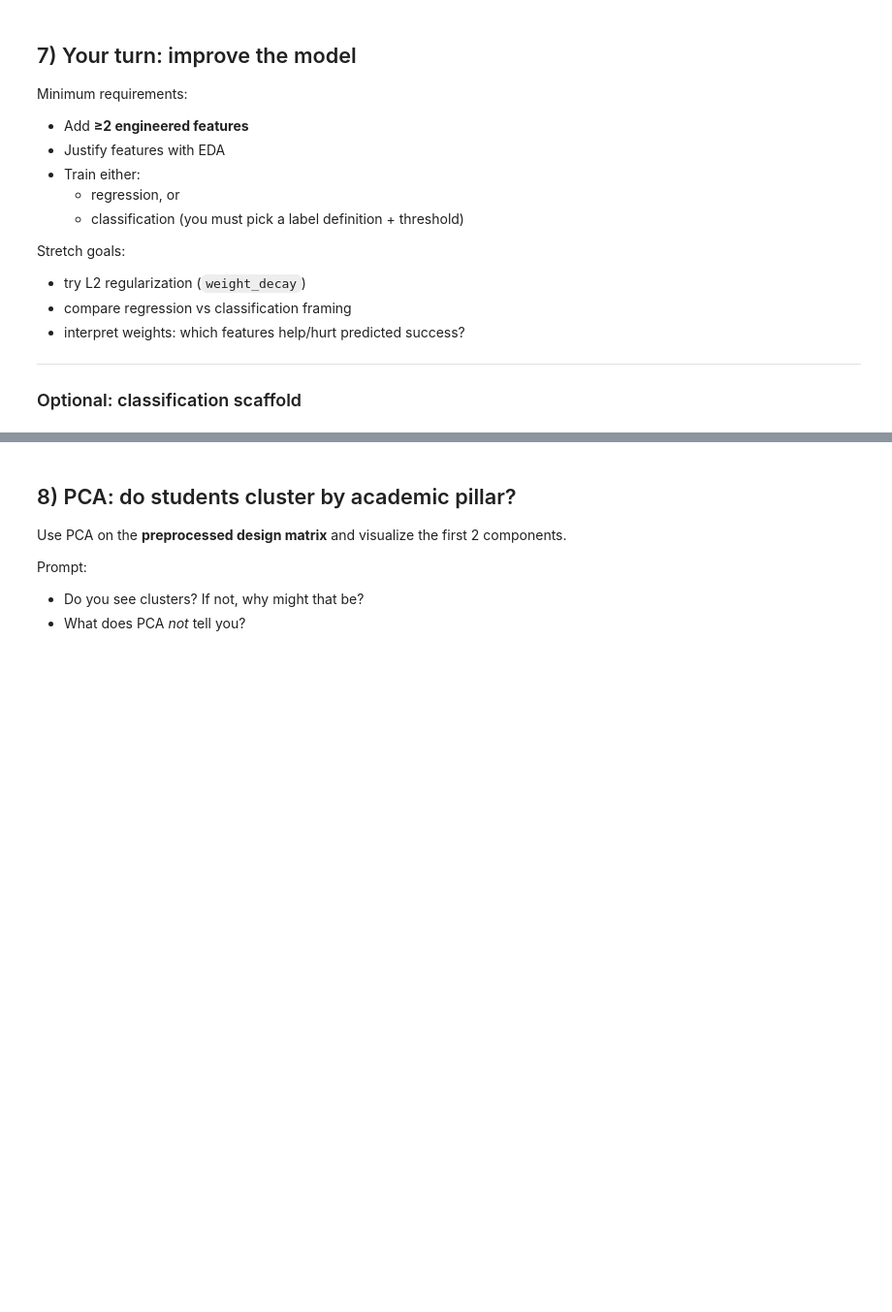
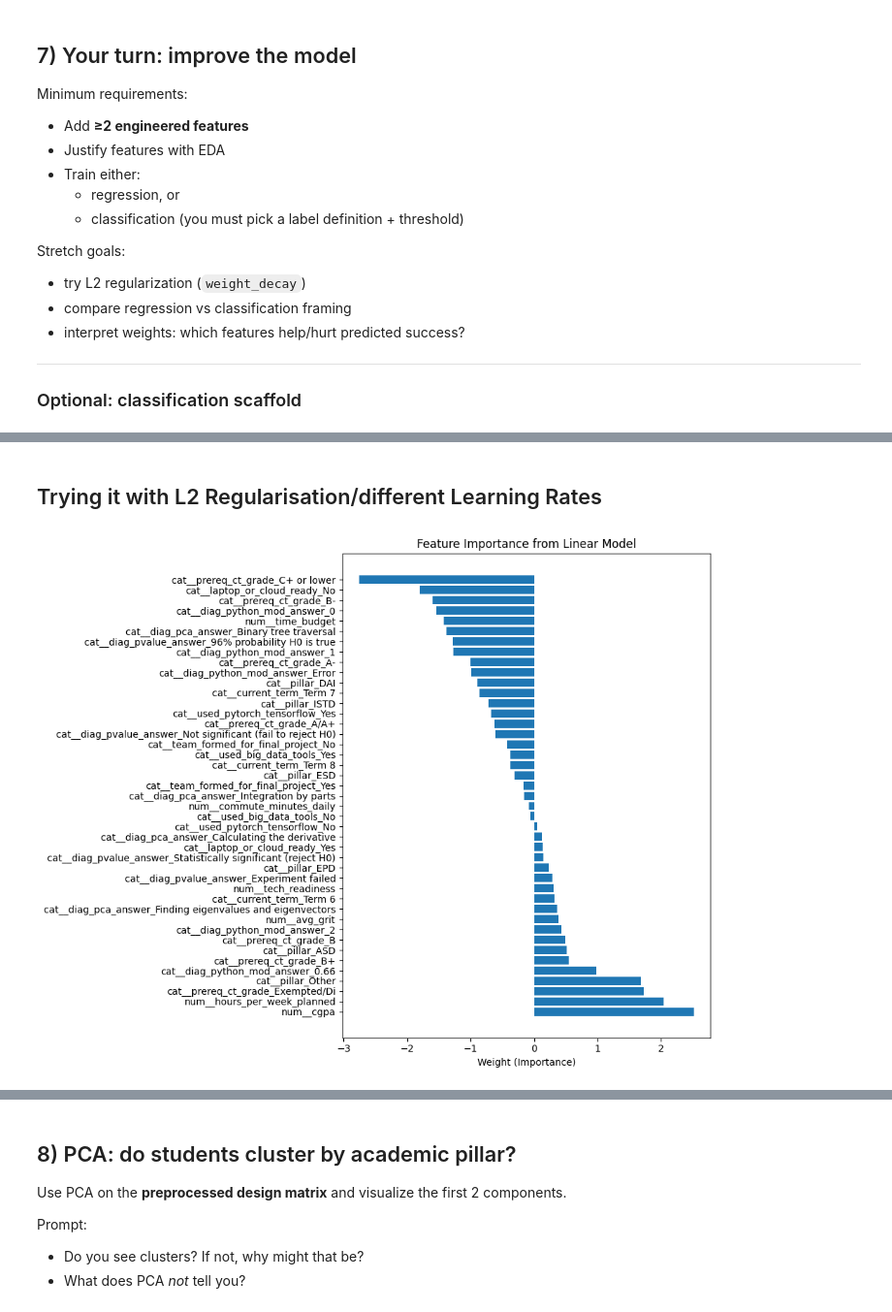
Before and after one commit to Yc1007942/cds_week4, a Jupyter notebook: edm_template.ipynb, the cells around one changed output, grey strips where cells are left out. Shown at 97% size. Saved outputs shown, nothing was run; the diff lists cells and outputs as text; code cells hidden in the pictures; blank space fills up the shorter version.

```diff
--- a/edm_template.ipynb
+++ b/edm_template.ipynb
@@ -192,6 +258,8 @@ NUMERIC_FEATURES = [
     "commute_minutes_daily",
     "avg_grit",
     # TODO: add your engineered features here
+    "tech_readiness",
+    "time_budget",
 ]
 
 CATEGORICAL_FEATURES = [
@@ -393,7 +475,9 @@ Stretch goals:
 
 from sklearn.metrics import confusion_matrix, precision_score, recall_score, f1_score
 
-DISTINCTION_THRESHOLD = 80  # TODO: try different thresholds
+# TODO: try different thresholds
+# DISTINCTION_THRESHOLD = 80
+DISTINCTION_THRESHOLD = 78
 
 y_bin = (df["final_course_score"] >= DISTINCTION_THRESHOLD).astype(int)
 print("Positive rate (label=1):", float(y_bin.mean()))
@@ -442,14 +526,14 @@ with torch.no_grad():
     logits = model(X_test_t).cpu().numpy().reshape(-1)
 
 probs = 1 / (1 + np.exp(-logits))
-THRESHOLD = 0.5
+THRESHOLD = 0.6
 preds = (probs >= THRESHOLD).astype(int)
 
 cm = confusion_matrix(y_test, preds)
-print("Confusion matrix:
-", cm)
+print("Confusion matrix: ", cm)
 print("Precision:", precision_score(y_test, preds))
 print("Recall:", recall_score(y_test, preds))
 print("F1:", f1_score(y_test, preds))
 
+print(f"This is result for threshold {THRESHOLD}, distinction threshold {DISTINCTION_THRESHOLD}")
 # TODO: Tune THRESHOLD for higher Recall (why might that matter for at-risk alerts?)
@@ -455,0 +554,2 @@ print("F1:", f1_score(y_test, preds))
+# %% [markdown]
+## Trying it with L2 Regularisation/different Learning Rates
@@ -455,0 +563,24 @@ print("F1:", f1_score(y_test, preds))
+# %%
+# After training, check which features matter most
+model.eval()
+weights = model.linear.weight.data.cpu().numpy().flatten()
+
+# Get feature names from the preprocessor
+feature_names = preprocess.get_feature_names_out()
+
+# Create a feature importance plot
+import pandas as pd
+importance_df = pd.DataFrame({
+    'feature': feature_names,
+    'weight': weights
+})
+importance_df = importance_df.sort_values('weight', ascending=False)
+
+plt.figure(figsize=(10, 8)) # Increased figure size for better readability
+plt.barh(importance_df['feature'], importance_df['weight'])
+plt.xlabel('Weight (Importance)')
+plt.title('Feature Importance from Linear Model')
+plt.tight_layout()
+plt.show()
+# %% [output]
+[figure, added]
```
Also changed, not shown: parts of 17 cells of this notebook.
